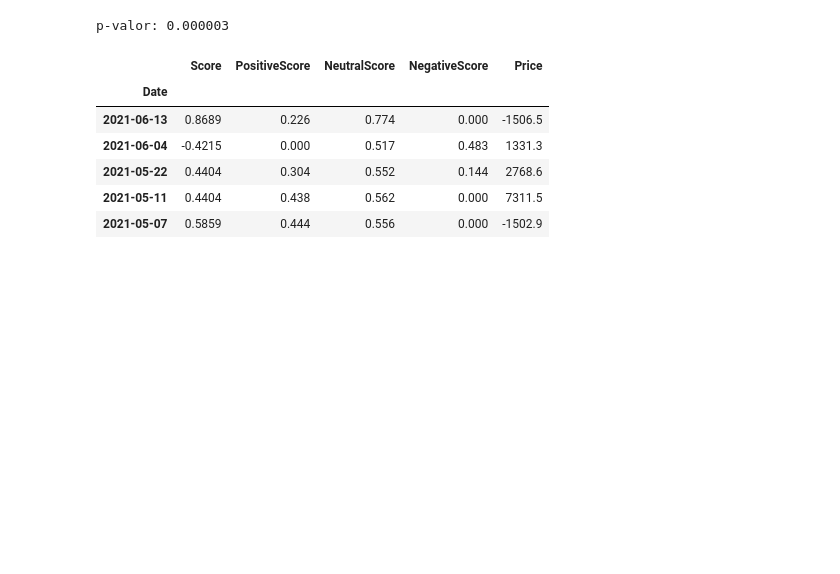
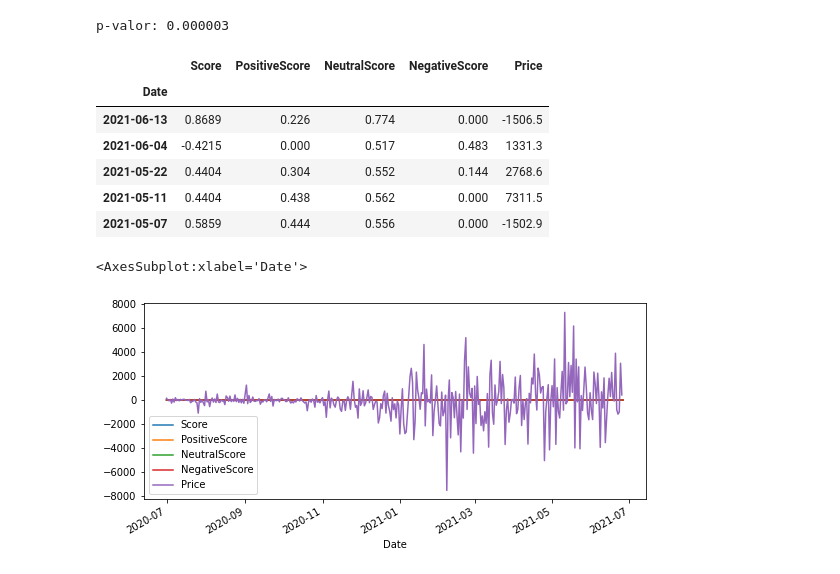
Before and after one commit to prbpedro/tcc_puc, a Jupyter notebook: src/2_pre_processing_btc_historical_data.ipynb, the cells around one changed output. Saved outputs shown, nothing was run; the diff lists cells and outputs as text; code cells hidden in the pictures; blank space fills up the shorter version.

```diff
--- a/src/2_pre_processing_btc_historical_data.ipynb
+++ b/src/2_pre_processing_btc_historical_data.ipynb
@@ -146,3 +146,8 @@ merged.head()
 | 2021-05-22 | 0.4404 | 0.304 | 0.552 | 0.144 | 2768.6 |
 | 2021-05-11 | 0.4404 | 0.438 | 0.562 | 0.000 | 7311.5 |
 | 2021-05-07 | 0.5859 | 0.444 | 0.556 | 0.000 | -1502.9 |
+# %%
+merged.plot()
+# %% [output]
+<AxesSubplot:xlabel='Date'>
+[figure, added]
```
Also changed, not shown: 3 other files.
